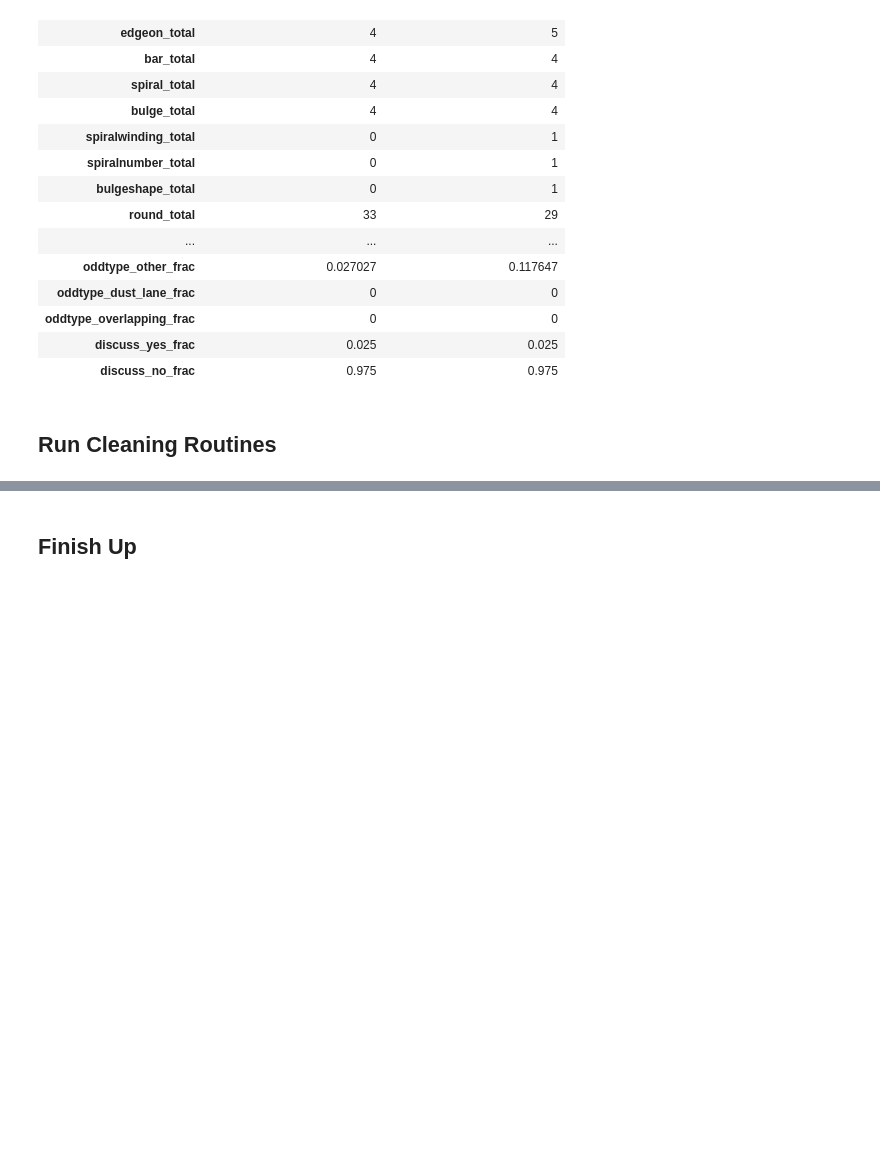
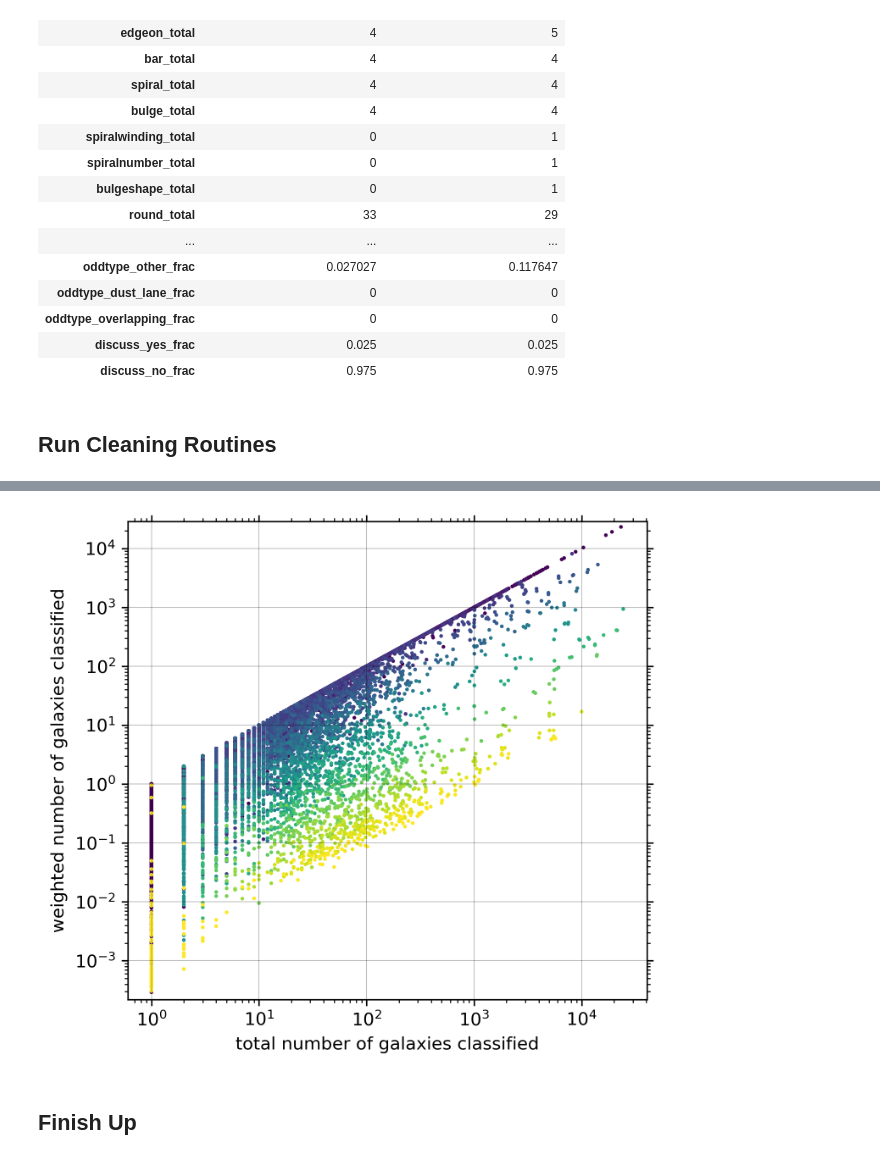
Before and after one commit to leeskelvin/gamakidsgz, a Jupyter notebook: outputs/binclean/binclean.ipynb, the cells around one changed output, grey strips where cells are left out. Cells and saved outputs as stored; diff of their text form; code cells hidden in the pictures; blank space fills up the shorter version.

```diff
--- a/outputs/binclean/binclean.ipynb
+++ b/outputs/binclean/binclean.ipynb
@@ -813,3 +906,28 @@ Wall time: 46min 33s
+# %%
+# unweighted count vs weighted count
+fig, ax = plt.subplots(1, 1, figsize=(5,4.5), dpi=300)
+c0 = eval_user['count_unweighted']
+c1 = eval_user['count']
+art = eval_user['artifact_fraction']
+oo = np.argsort(art)
+ax.scatter(c0[oo], c1[oo], c=art[oo],
+           s = 5, marker = '.',)
+ax.grid(color='black', alpha=0.25, linewidth=0.5)
+ax.set_ylim((np.min(eval_user['count']*0.75),
+             np.max(eval_user['count']*1.25)))
+ax.set_xscale('log')
+ax.set_yscale('log')
+ax.tick_params(axis='x', which='both', bottom=True, top=True)
+ax.tick_params(axis='y', which='both', left=True, right=True)
+ax.minorticks_on()
+ax.set_xlabel('total number of galaxies classified')
+ax.set_ylabel('weighted number of galaxies classified')
+plt.tight_layout()
+plt.savefig('user_counts.png', dpi='figure')
+plt.show()
+plt.close()
+# %% [output]
+[figure, added]
 # %% [markdown]
 ## Finish Up
 # %%
```
Also changed, not shown: parts of 14 cells of this notebook, 35 other files.
